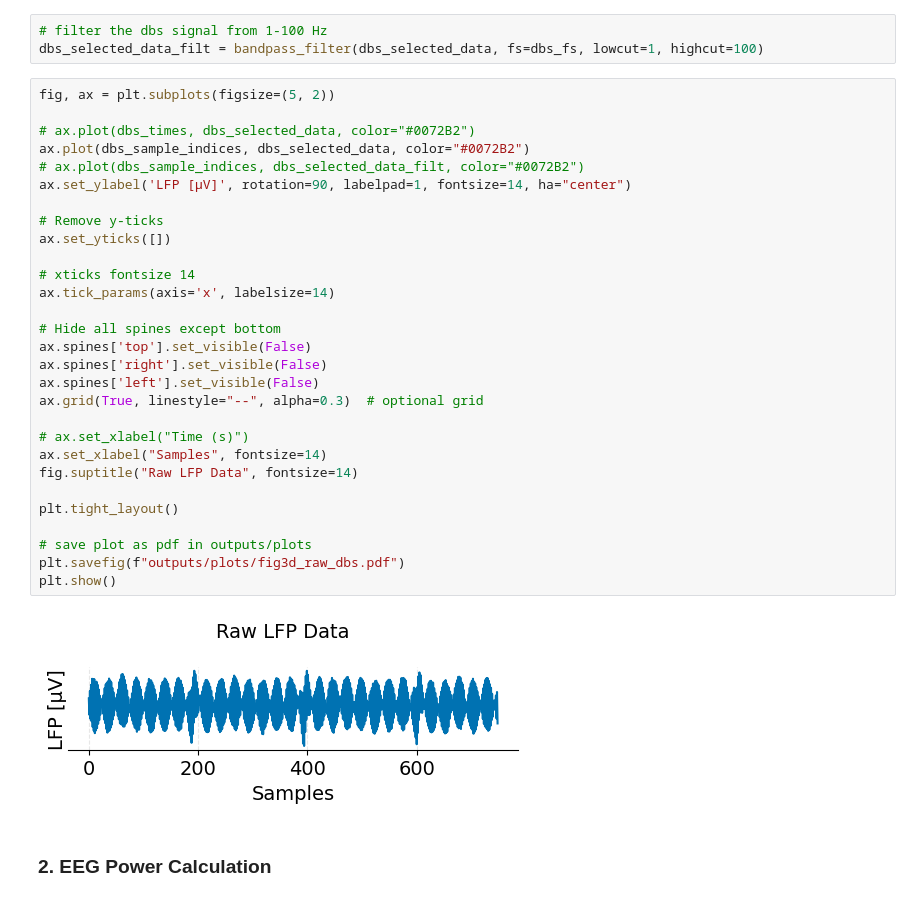
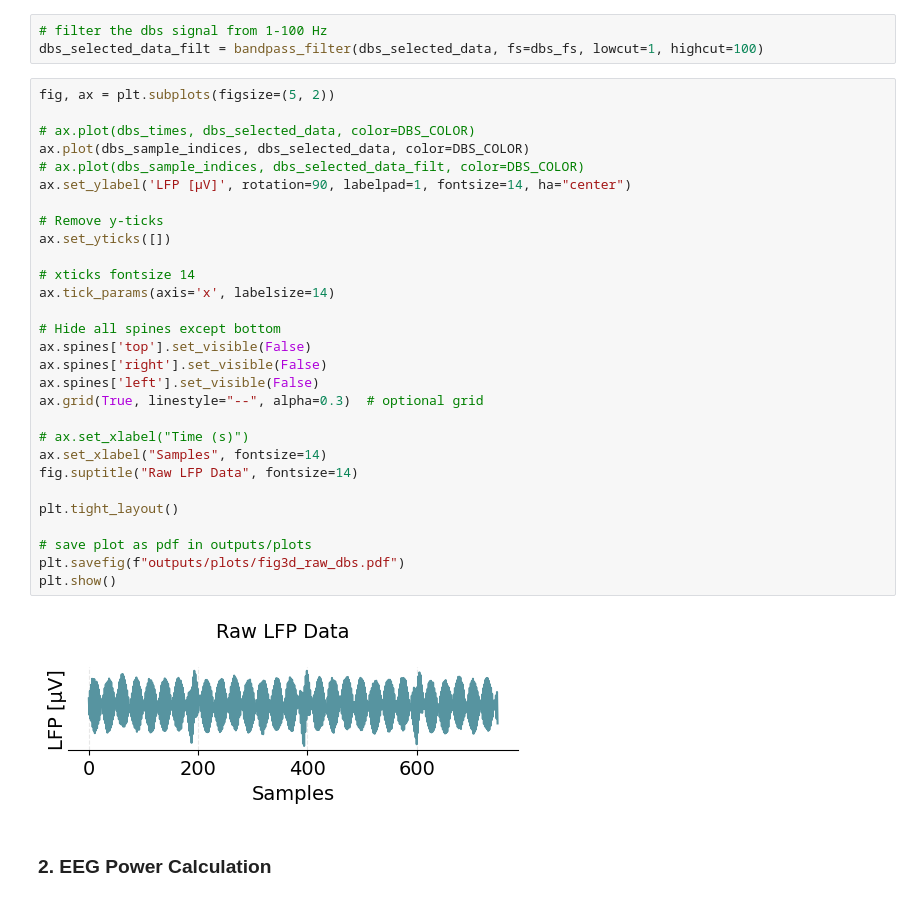
Before and after one commit to lenasalz/dbs-eeg-sync, a Jupyter notebook: notebooks/publication_figures.ipynb, the cells around one changed output. Saved outputs shown, nothing was run; the diff lists cells and outputs as text.

```diff
--- a/notebooks/publication_figures.ipynb
+++ b/notebooks/publication_figures.ipynb
@@ -287,34 +246,34 @@ dbs_selected_data_filt = bandpass_filter(dbs_selected_data, fs=dbs_fs, lowcut=1,
 # %%
 fig, ax = plt.subplots(figsize=(5, 2))
 
-# ax.plot(dbs_times, dbs_selected_data, color="#0072B2")
-ax.plot(dbs_sample_indices, dbs_selected_data, color="#0072B2")
-# ax.plot(dbs_sample_indices, dbs_selected_data_filt, color="#0072B2")
+# ax.plot(dbs_times, dbs_selected_data, color=DBS_COLOR)
+ax.plot(dbs_sample_indices, dbs_selected_data, color=DBS_COLOR)
+# ax.plot(dbs_sample_indices, dbs_selected_data_filt, color=DBS_COLOR)
 ax.set_ylabel('LFP [μV]', rotation=90, labelpad=1, fontsize=14, ha="center")
 
 # Remove y-ticks
 ax.set_yticks([])
 
 # xticks fontsize 14
 ax.tick_params(axis='x', labelsize=14)
 
 # Hide all spines except bottom
 ax.spines['top'].set_visible(False)
 ax.spines['right'].set_visible(False)
 ax.spines['left'].set_visible(False)
 ax.grid(True, linestyle="--", alpha=0.3)  # optional grid
 
 # ax.set_xlabel("Time (s)")
 ax.set_xlabel("Samples", fontsize=14)
 fig.suptitle("Raw LFP Data", fontsize=14)
 
 plt.tight_layout()
 
 # save plot as pdf in outputs/plots
 plt.savefig(f"outputs/plots/fig3d_raw_dbs.pdf")
 plt.show()
 # %% [output]
-[figure, old version]
+[figure, new version]
 # %% [markdown]
 ### 2. EEG Power Calculation
 # %%
```
Also changed, not shown: parts of 23 cells of this notebook.
